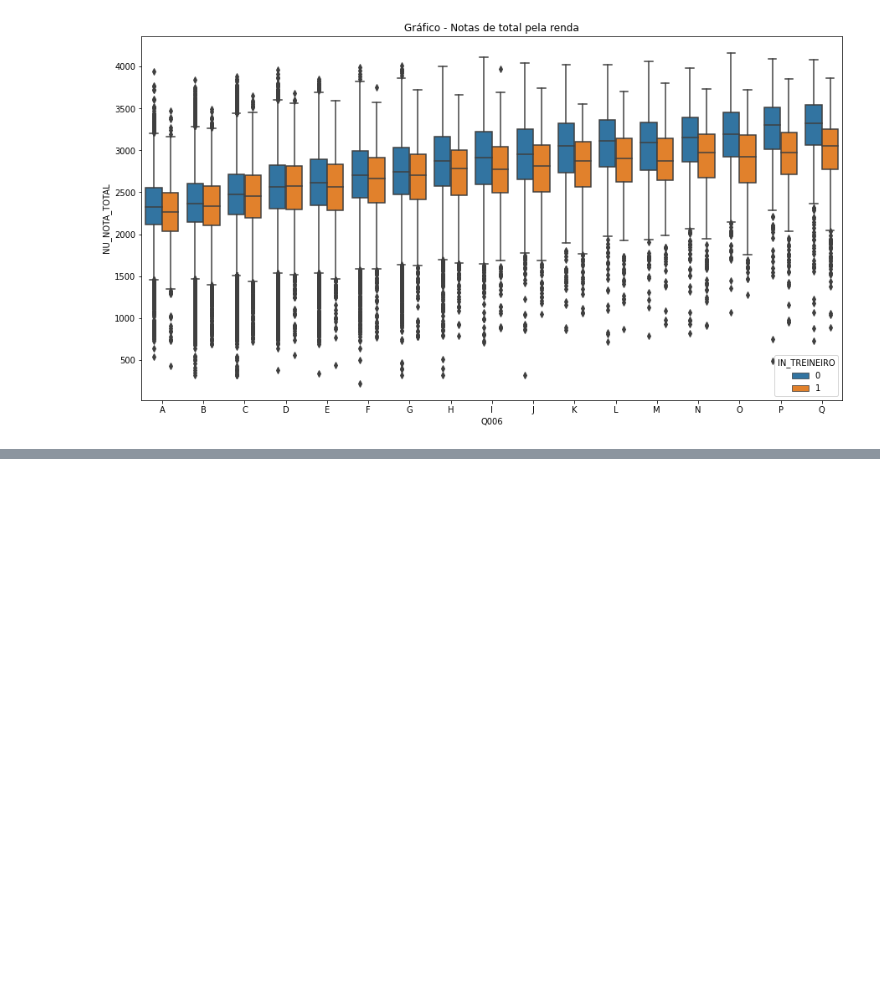
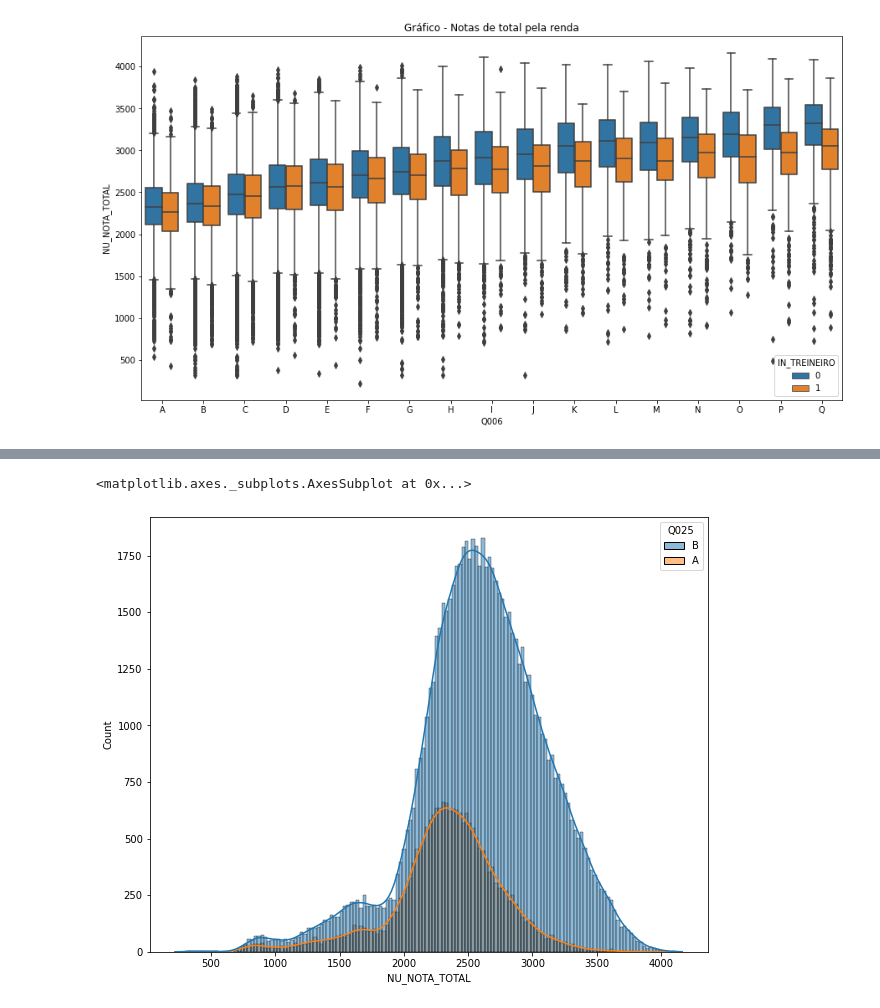
Before and after one commit to v7oliveira/v7oliveira, a Jupyter notebook: Analise_Educação_brasileira.ipynb, the cells around one changed output, grey strips where cells are left out. Cells and saved outputs as stored; diff of their text form; code cells hidden in the pictures; blank space fills up the shorter version.

```diff
--- a/Analise_Educação_brasileira.ipynb
+++ b/Analise_Educação_brasileira.ipynb
@@ -432,0 +457,8 @@ Text(0.5, 1.0, 'Gráfico - Notas de total pela renda')
+# %%
+## comparando notas de alunos com e sem acesso a internet
+
+plt.figure(figsize= (10, 8))
+sns.histplot(dados_sem_nota_zero, x = "NU_NOTA_TOTAL", hue= "Q025", kde= True)
+# %% [output]
+<matplotlib.axes._subplots.AxesSubplot at 0x...>
+[figure, added]
```
Also changed, not shown: parts of 26 cells of this notebook.
